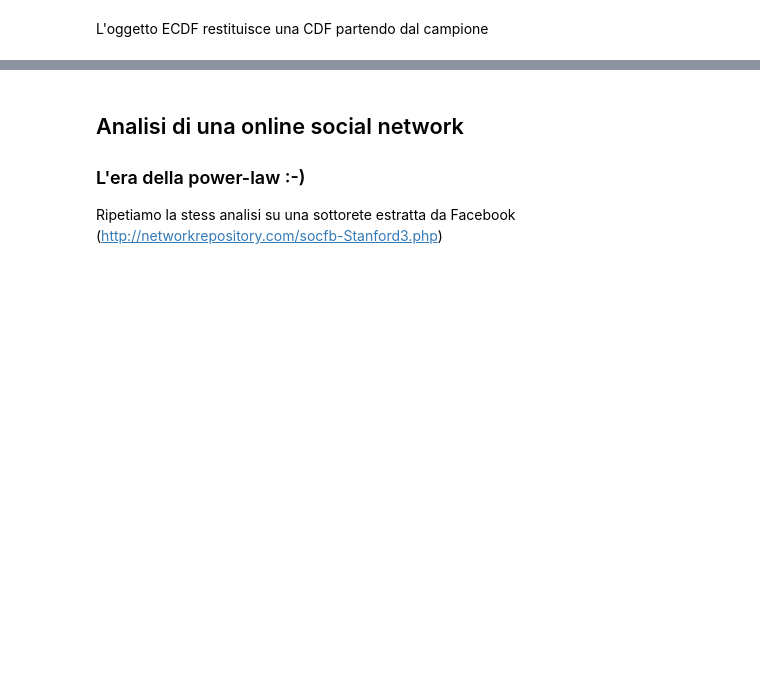
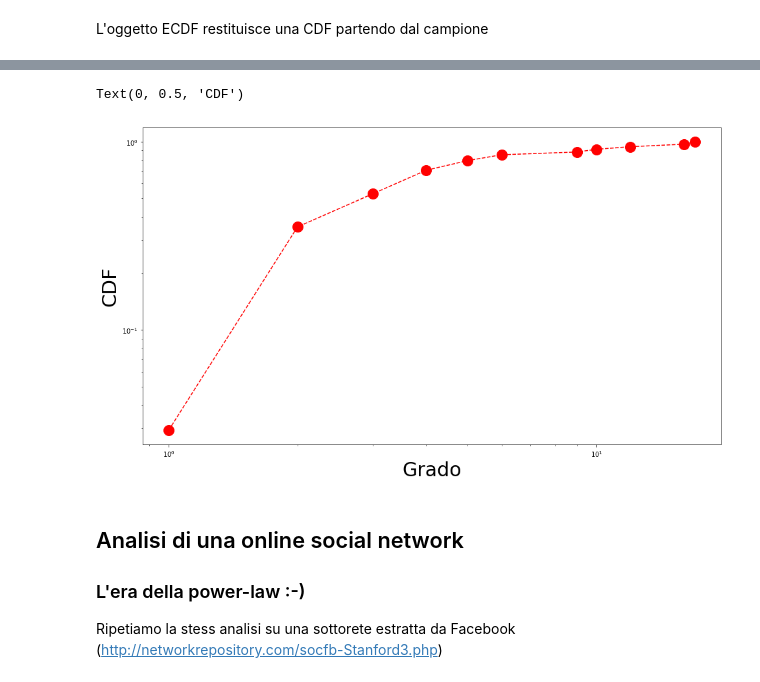
Before and after one commit to matzigno/SocialMediaMining2019, a Jupyter notebook: NetworkX.ipynb, the cells around one changed output, grey strips where cells are left out. Drawn from its saved outputs; the diff is of its cells as text; code cells hidden in the pictures; blank space fills up the shorter version.

```diff
--- a/NetworkX.ipynb
+++ b/NetworkX.ipynb
@@ -736,3 +753,15 @@ Text(0, 0.5, 'CDF')
+# %%
+cdf_function = ECDF(campione_grado_karate)
+x = np.unique(campione_grado_karate)
+y = cdf_function(x)
+fig_cdf_function = plt.figure(figsize=(16,9))
+assi = fig_cdf_function.gca()
+assi.loglog(x,y,color = 'red', linestyle = '--', marker= 'o',ms = 16)
+assi.set_xlabel('Grado',size = 30)
+assi.set_ylabel('CDF',size = 30)
+# %% [output]
+Text(0, 0.5, 'CDF')
+[figure, added]
 # %% [markdown]
 ## Analisi di una online social network
 ### L'era della power-law :-)
```
Also changed, not shown: parts of 77 cells of this notebook.
